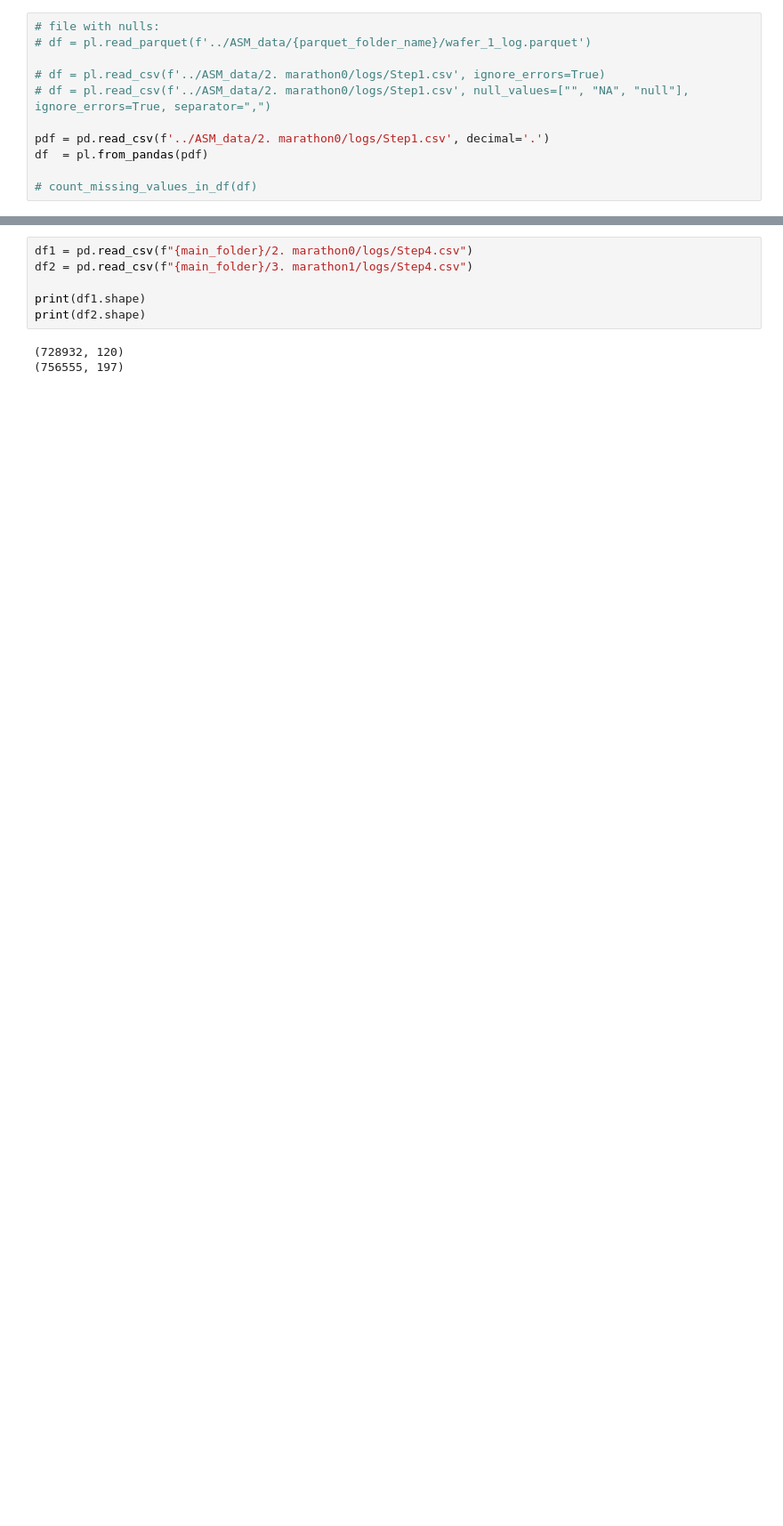
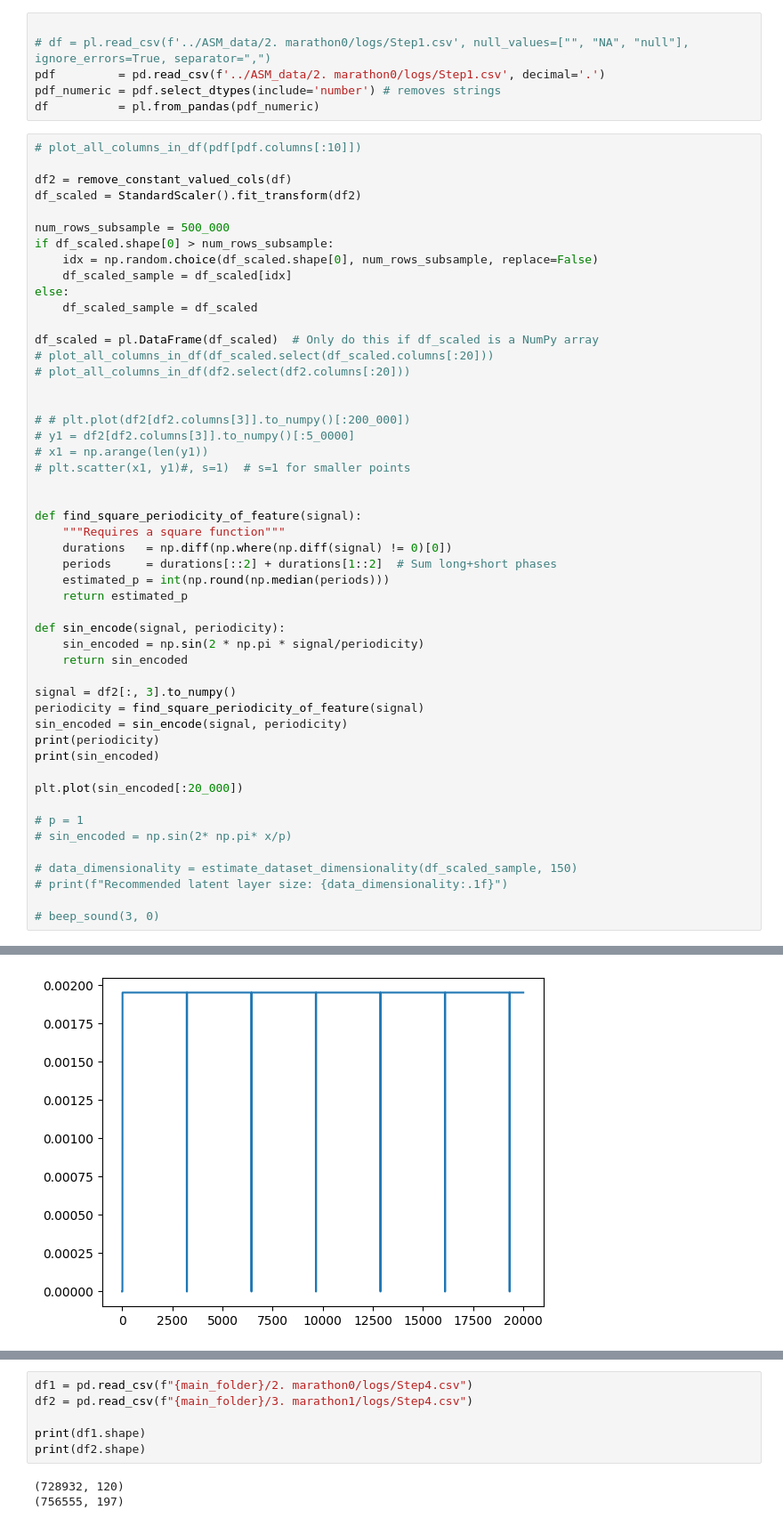
Before and after one commit to abiadf/silofuse_timeseries, a Jupyter notebook: ASM_problem/asm_data_wrangling.ipynb, the cells around one changed output, grey strips where cells are left out. Shown at 89% size. Saved outputs shown, nothing was run; the diff lists cells and outputs as text; blank space fills up the shorter version.

```diff
--- a/ASM_problem/asm_data_wrangling.ipynb
+++ b/ASM_problem/asm_data_wrangling.ipynb
@@ -35,11 +45,57 @@ device  = torch.device('cuda' if torch.cuda.is_available() else 'cpu')
 # %%
-# file with nulls:
-# df = pl.read_parquet(f'../ASM_data/{parquet_folder_name}/wafer_1_log.parquet')
 
-# df = pl.read_csv(f'../ASM_data/2. marathon0/logs/Step1.csv', ignore_errors=True)
 # df = pl.read_csv(f'../ASM_data/2. marathon0/logs/Step1.csv', null_values=["", "NA", "null"], ignore_errors=True, separator=",")
-
-pdf = pd.read_csv(f'../ASM_data/2. marathon0/logs/Step1.csv', decimal='.')
-df  = pl.from_pandas(pdf)
-
-# count_missing_values_in_df(df)
+pdf         = pd.read_csv(f'../ASM_data/2. marathon0/logs/Step1.csv', decimal='.')
+pdf_numeric = pdf.select_dtypes(include='number') # removes strings
+df          = pl.from_pandas(pdf_numeric)
+# %%
+# plot_all_columns_in_df(pdf[pdf.columns[:10]])
+
+df2 = remove_constant_valued_cols(df)
+df_scaled = StandardScaler().fit_transform(df2)
+
+num_rows_subsample = 500_000
+if df_scaled.shape[0] > num_rows_subsample:
+    idx = np.random.choice(df_scaled.shape[0], num_rows_subsample, replace=False)
+    df_scaled_sample = df_scaled[idx]
+else:
+    df_scaled_sample = df_scaled
+
+df_scaled = pl.DataFrame(df_scaled)  # Only do this if df_scaled is a NumPy array
+# plot_all_columns_in_df(df_scaled.select(df_scaled.columns[:20]))
+# plot_all_columns_in_df(df2.select(df2.columns[:20]))
+
+
+# # plt.plot(df2[df2.columns[3]].to_numpy()[:200_000])
+# y1 = df2[df2.columns[3]].to_numpy()[:5_0000]
+# x1 = np.arange(len(y1))
+# plt.scatter(x1, y1)#, s=1)  # s=1 for smaller points
+
+
+def find_square_periodicity_of_feature(signal):
+    """Requires a square function"""
+    durations   = np.diff(np.where(np.diff(signal) != 0)[0])
+    periods     = durations[::2] + durations[1::2]  # Sum long+short phases
+    estimated_p = int(np.round(np.median(periods)))
+    return estimated_p
+
+def sin_encode(signal, periodicity):
+    sin_encoded = np.sin(2 * np.pi * signal/periodicity)
+    return sin_encoded
+
+signal = df2[:, 3].to_numpy()
+periodicity = find_square_periodicity_of_feature(signal)
+sin_encoded = sin_encode(signal, periodicity)
+print(periodicity)
+print(sin_encoded)
+
+plt.plot(sin_encoded[:20_000])
+
+# p = 1
+# sin_encoded = np.sin(2* np.pi* x/p)
+
+# data_dimensionality = estimate_dataset_dimensionality(df_scaled_sample, 150)
+# print(f"Recommended latent layer size: {data_dimensionality:.1f}")
+
+# beep_sound(3, 0)
+# %% [output]
@@ -45,0 +105 @@ df  = pl.from_pandas(pdf)
+[figure, added]
```
Also changed, not shown: parts of 7 cells of this notebook, 6 other files.
